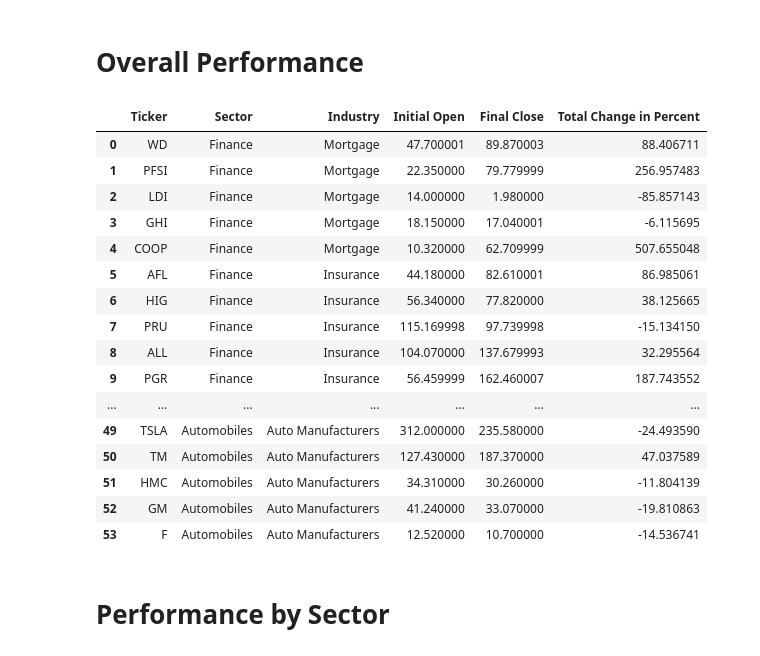
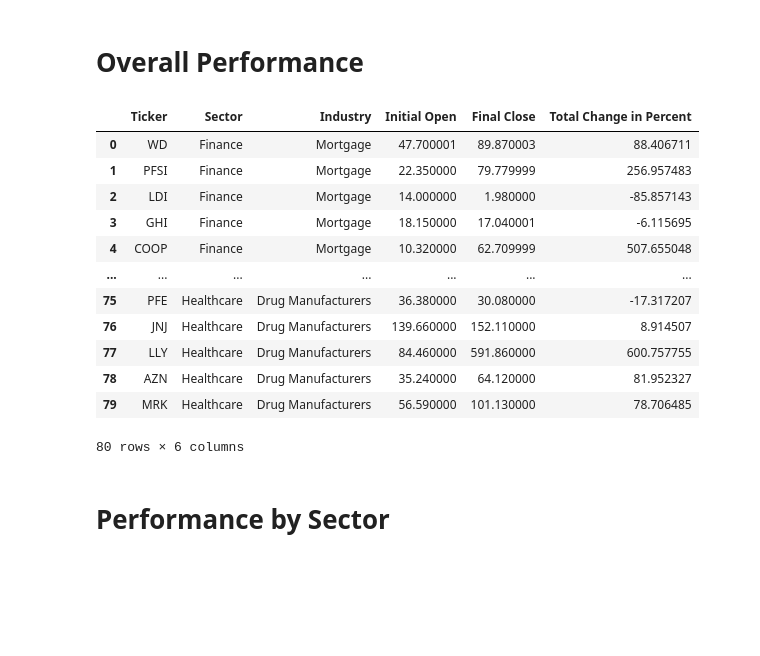
Before and after one commit to alisonands/Stock-Analysis, a Jupyter notebook: ExtractFinances/Main.ipynb, the cells around one changed output. Saved outputs shown, nothing was run; the diff lists cells and outputs as text; code cells hidden in the pictures; blank space fills up the shorter version.

```diff
--- a/ExtractFinances/Main.ipynb
+++ b/ExtractFinances/Main.ipynb
@@ -17,8 +18,9 @@ sns.set_theme()
 # %%
+#Read data from CSV files
 finance_df = pd.read_csv("Financial_stock_data.csv")
 # auto_df = pd.read_csv("final_auto_stock_data.csv")
-# tech_df = pd.read_csv("tech_data.csv")
+# tech_df = pd.read_csv("tech_data_update.csv")
+health_df = pd.read_csv("../Healthcare_Stock_Data4.csv")
 auto_df = pd.read_csv("../Automotive/final_auto_stock_data.csv")
-tech_df = pd.read_csv("../tech/tech_data.csv")
+tech_df = pd.read_csv("../tech/tech_data_update.csv")
 tech_df["Industry"].replace("Semiconductors", "Semiconductors-Tech", inplace = True)
-tech_df
@@ -55,5 +27,8 @@ auto_df
 # %%
+#Merge the dataframes
 merge1_df = pd.merge(finance_df, tech_df, on = ["Date", "Ticker", "Sector", "Industry", "Open", "High", "Low", "Close","Volume"], how = "outer")
-merged_df = pd.merge(merge1_df, auto_df, on = ["Date", "Ticker", "Sector", "Industry", "Open", "High", "Low", "Close","Volume"], how = "outer")
+merge2_df = pd.merge(merge1_df, auto_df, on = ["Date", "Ticker", "Sector", "Industry", "Open", "High", "Low", "Close","Volume"], how = "outer")
+merged_df = pd.merge(merge2_df, health_df, on = ["Date", "Ticker", "Sector", "Industry", "Open", "High", "Low", "Close","Volume"], how = "outer")
+
 merged_df
 # %% [output]
@@ -73,70 +48,70 @@ merged_df
 # %% [markdown]
 # **Overall Performance**
 # %%
-#defining lists to append calculated data
+#Define lists to append calculated data
 open_price = []
 close_price = []
 change_price = []
 ticker = []
-sector = []
+sectors = []
 industry = []
-year_ls = []
 
-#loop through each ticker
-for symbols in merged_df["Ticker"].unique():
+#Loop through each sector
+for sector in merged_df["Sector"].unique():
 
-    #dataframe for each iteration of loop
-    con_df = merged_df.loc[merged_df["Ticker"] == symbols]
+    sector_df = merged_df.loc[merged_df["Sector"] == sector]
 
-    #convert the "date" column to datetime
-    con_df["Date"] = pd.to_datetime(con_df["Date"])
+  #Loop through each ticker
+    for symbols in sector_df["Ticker"].unique():
 
-    #find the Open price with the earliest date
-    earliest_date_row = con_df.loc[con_df["Date"].idxmin(), "Open"]
+        #Dataframe for each iteration of loop
+        con_df = sector_df.loc[sector_df["Ticker"] == symbols]
 
-    #find the Close price with the latest date
-    latest_date_row = con_df.loc[con_df["Date"].idxmax(), "Close"]
+        #Convert the "date" column to datetime
+        con_df["Date"] = pd.to_datetime(con_df["Date"])
 
-    #calculate change in price
-    percent_change_price = ((latest_date_row - earliest_date_row)*100)/earliest_date_row
+        #Find the Open price with the earliest date
+        earliest_date_row = con_df.loc[con_df["Date"].idxmin(), "Open"]
 
-    #appending data in lists
-    ticker.append(symbols)
-    sector.append(con_df.loc[con_df["Date"].idxmin(), "Sector"])
-    industry.append(con_df.loc[con_df["Date"].idxmin(), "Industry"])
-    open_price.append(earliest_date_row)
-    close_price.append(latest_date_row)
-    change_price.append(percent_change_price)
+        #Find the Close price with the latest date
+        latest_date_row = con_df.loc[con_df["Date"].idxmax(), "Close"]
 
+        #Calculate change in price
+        percent_change_price = ((latest_date_row - earliest_date_row)*100)/earliest_date_row
 
+        #Appending data in lists
+        ticker.append(symbols)
+        sectors.append(con_df.loc[con_df["Date"].idxmin(), "Sector"])
+        industry.append(con_df.loc[con_df["Date"].idxmin(), "Industry"])
+        open_price.append(earliest_date_row)
+        close_price.append(latest_date_row)
+        change_price.append(percent_change_price)
+
+#Create a dataframe with calculated values
 analysis_df = pd.DataFrame({
     "Ticker" : ticker,
-    "Sector" : sector,
+    "Sector" : sectors,
     "Industry" : industry,
     "Initial Open" : open_price,
     "Final Close" : close_price,
     "Total Change in Percent" : change_price
 
 })
 analysis_df
 # %% [output]
 |  | Ticker | Sector | Industry | Initial Open | Final Close | Total Change in Percent |
 | 0 | WD | Finance | Mortgage | 47.700001 | 89.870003 | 88.406711 |
 | 1 | PFSI | Finance | Mortgage | 22.350000 | 79.779999 | 256.957483 |
 | 2 | LDI | Finance | Mortgage | 14.000000 | 1.980000 | -85.857143 |
 | 3 | GHI | Finance | Mortgage | 18.150000 | 17.040001 | -6.115695 |
 | 4 | COOP | Finance | Mortgage | 10.320000 | 62.709999 | 507.655048 |
-| 5 | AFL | Finance | Insurance | 44.180000 | 82.610001 | 86.985061 |
-| 6 | HIG | Finance | Insurance | 56.340000 | 77.820000 | 38.125665 |
-| 7 | PRU | Finance | Insurance | 115.169998 | 97.739998 | -15.134150 |
-| 8 | ALL | Finance | Insurance | 104.070000 | 137.679993 | 32.295564 |
-| 9 | PGR | Finance | Insurance | 56.459999 | 162.460007 | 187.743552 |
 | ... | ... | ... | ... | ... | ... | ... |
-| 49 | TSLA | Automobiles | Auto Manufacturers | 312.000000 | 235.580000 | -24.493590 |
-| 50 | TM | Automobiles | Auto Manufacturers | 127.430000 | 187.370000 | 47.037589 |
-| 51 | HMC | Automobiles | Auto Manufacturers | 34.310000 | 30.260000 | -11.804139 |
-| 52 | GM | Automobiles | Auto Manufacturers | 41.240000 | 33.070000 | -19.810863 |
-| 53 | F | Automobiles | Auto Manufacturers | 12.520000 | 10.700000 | -14.536741 |
+| 75 | PFE | Healthcare | Drug Manufacturers | 36.380000 | 30.080000 | -17.317207 |
+| 76 | JNJ | Healthcare | Drug Manufacturers | 139.660000 | 152.110000 | 8.914507 |
+| 77 | LLY | Healthcare | Drug Manufacturers | 84.460000 | 591.860000 | 600.757755 |
+| 78 | AZN | Healthcare | Drug Manufacturers | 35.240000 | 64.120000 | 81.952327 |
+| 79 | MRK | Healthcare | Drug Manufacturers | 56.590000 | 101.130000 | 78.706485 |
+80 rows × 6 columns
 # %% [markdown]
 # Performance by Sector
 # %%
```
Also changed, not shown: parts of 22 cells of this notebook, 6 other files.
